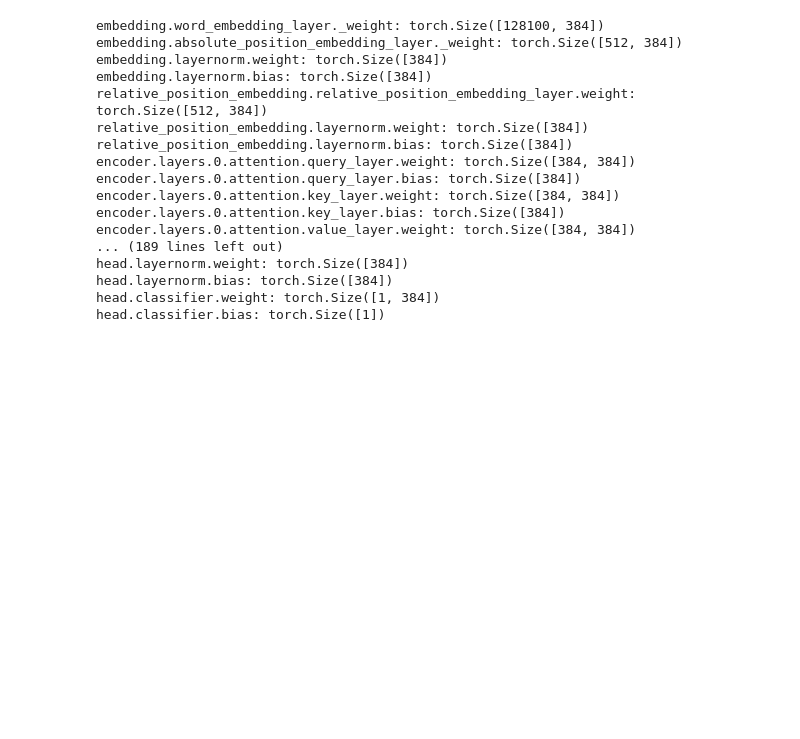
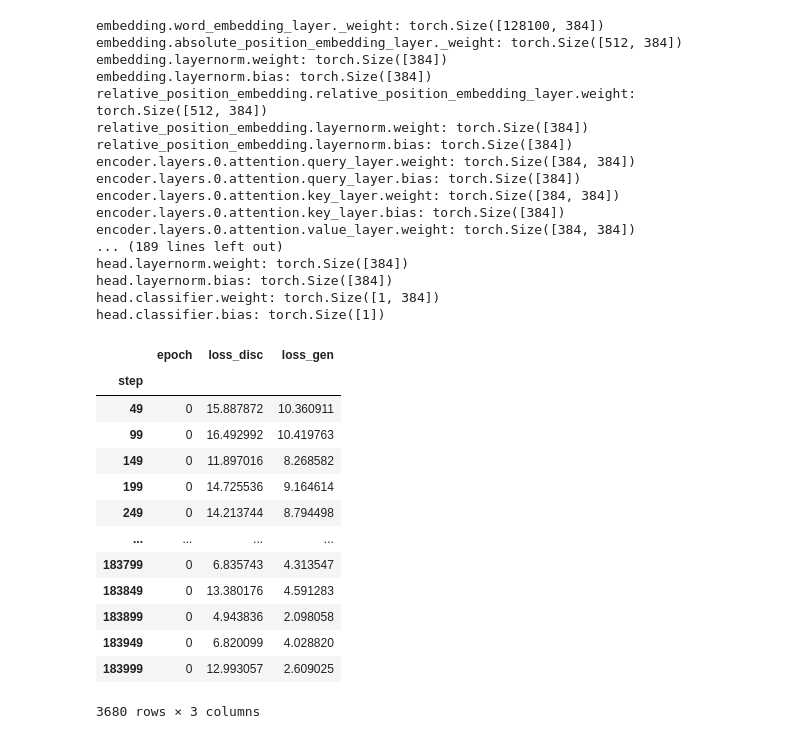
Before and after one commit to mh-ha/edison, a Jupyter notebook: memo3.ipynb, the cells around one changed output. Drawn from its saved outputs; the diff is of its cells as text; code cells hidden in the pictures; blank space fills up the shorter version.

```diff
--- a/memo3.ipynb
+++ b/memo3.ipynb
@@ -251,0 +256,18 @@ head.classifier.bias: torch.Size([1])
+# %%
+df.set_index('step', inplace=True)
+df
+# %% [output]
+|  | epoch | loss_disc | loss_gen |
+| step |  |  |  |
+| 49 | 0 | 15.887872 | 10.360911 |
+| 99 | 0 | 16.492992 | 10.419763 |
+| 149 | 0 | 11.897016 | 8.268582 |
+| 199 | 0 | 14.725536 | 9.164614 |
+| 249 | 0 | 14.213744 | 8.794498 |
+| ... | ... | ... | ... |
+| 183799 | 0 | 6.835743 | 4.313547 |
+| 183849 | 0 | 13.380176 | 4.591283 |
+| 183899 | 0 | 4.943836 | 2.098058 |
+| 183949 | 0 | 6.820099 | 4.028820 |
+| 183999 | 0 | 12.993057 | 2.609025 |
+3680 rows × 3 columns
```
Also changed, not shown: parts of 2 cells of this notebook, 42 other files.
